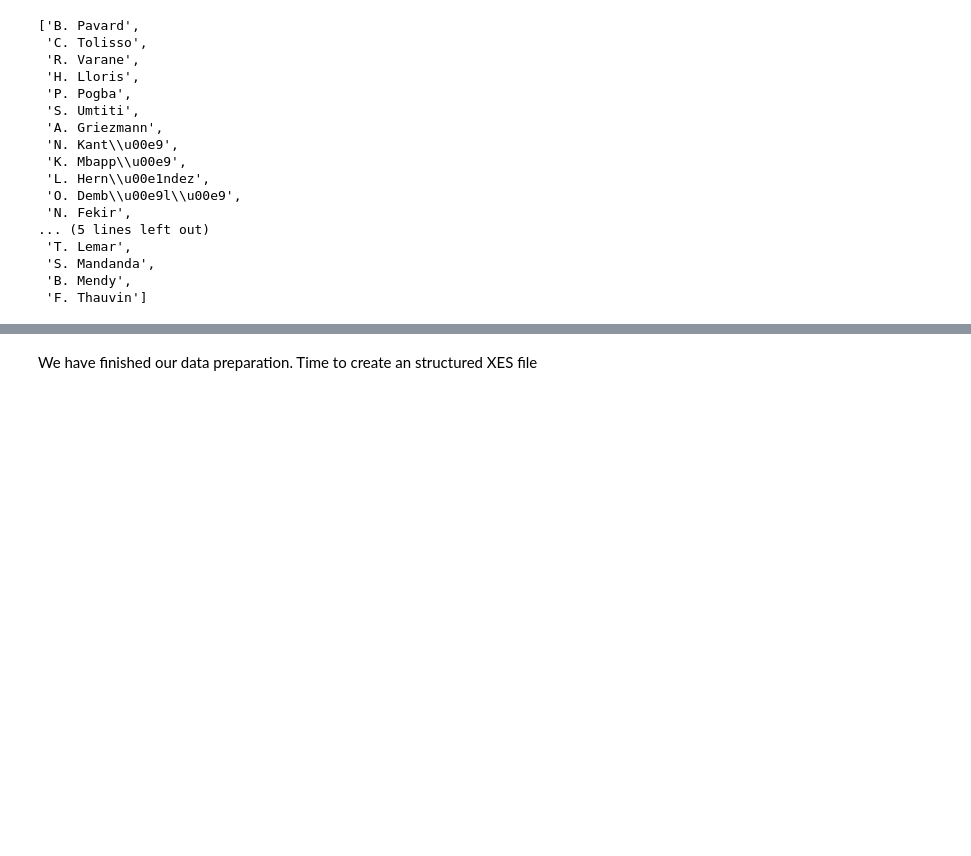
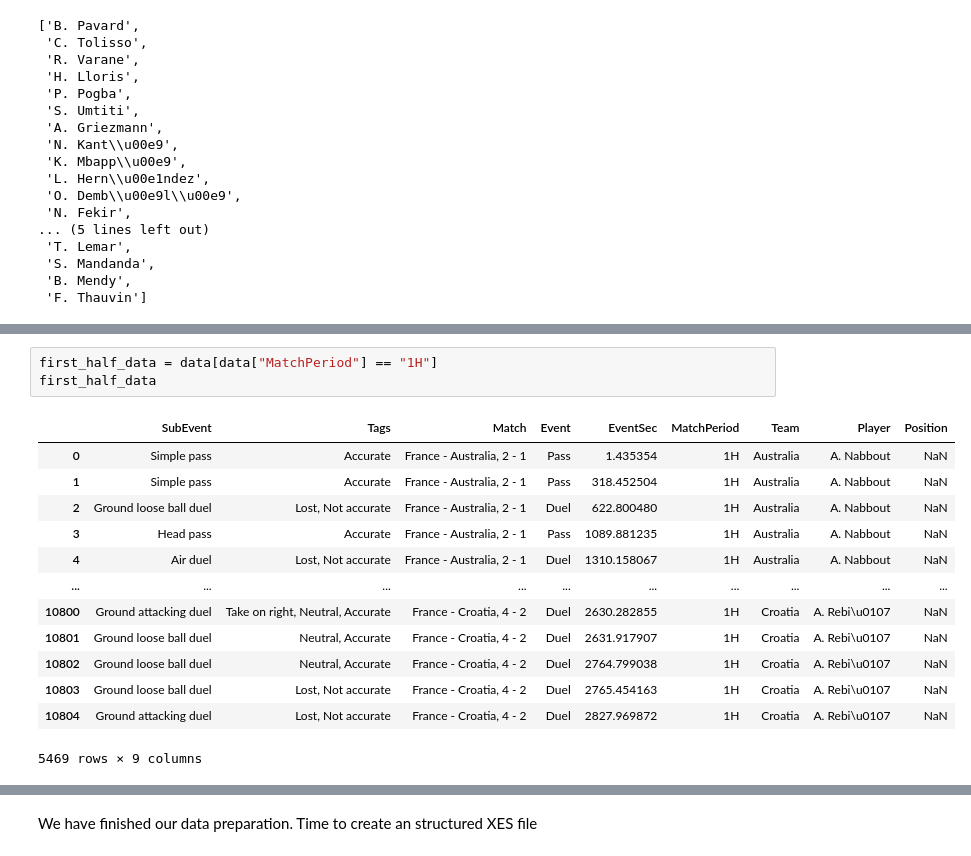
Before and after one commit to MrSachin7/ProcessMiningProject, a Jupyter notebook: Data_preparation/index.ipynb, the cells around one changed output, grey strips where cells are left out. Drawn from its saved outputs; the diff is of its cells as text; blank space fills up the shorter version.

```diff
--- a/Data_preparation/index.ipynb
+++ b/Data_preparation/index.ipynb
@@ -381,0 +258,17 @@ vs_Croatia
+# %%
+first_half_data = data[data["MatchPeriod"] == "1H"]
+first_half_data
+# %% [output]
+|  | SubEvent | Tags | Match | Event | EventSec | MatchPeriod | Team | Player | Position |
+| 0 | Simple pass | Accurate | France - Australia, 2 - 1 | Pass | 1.435354 | 1H | Australia | A. Nabbout | NaN |
+| 1 | Simple pass | Accurate | France - Australia, 2 - 1 | Pass | 318.452504 | 1H | Australia | A. Nabbout | NaN |
+| 2 | Ground loose ball duel | Lost, Not accurate | France - Australia, 2 - 1 | Duel | 622.800480 | 1H | Australia | A. Nabbout | NaN |
+| 3 | Head pass | Accurate | France - Australia, 2 - 1 | Pass | 1089.881235 | 1H | Australia | A. Nabbout | NaN |
+| 4 | Air duel | Lost, Not accurate | France - Australia, 2 - 1 | Duel | 1310.158067 | 1H | Australia | A. Nabbout | NaN |
+| ... | ... | ... | ... | ... | ... | ... | ... | ... | ... |
+| 10800 | Ground attacking duel | Take on right, Neutral, Accurate | France - Croatia, 4 - 2 | Duel | 2630.282855 | 1H | Croatia | A. Rebi\u0107 | NaN |
+| 10801 | Ground loose ball duel | Neutral, Accurate | France - Croatia, 4 - 2 | Duel | 2631.917907 | 1H | Croatia | A. Rebi\u0107 | NaN |
+| 10802 | Ground loose ball duel | Neutral, Accurate | France - Croatia, 4 - 2 | Duel | 2764.799038 | 1H | Croatia | A. Rebi\u0107 | NaN |
+| 10803 | Ground loose ball duel | Lost, Not accurate | France - Croatia, 4 - 2 | Duel | 2765.454163 | 1H | Croatia | A. Rebi\u0107 | NaN |
+| 10804 | Ground attacking duel | Lost, Not accurate | France - Croatia, 4 - 2 | Duel | 2827.969872 | 1H | Croatia | A. Rebi\u0107 | NaN |
+5469 rows × 9 columns
```
Also changed, not shown: parts of 29 cells of this notebook, 19 other files.
